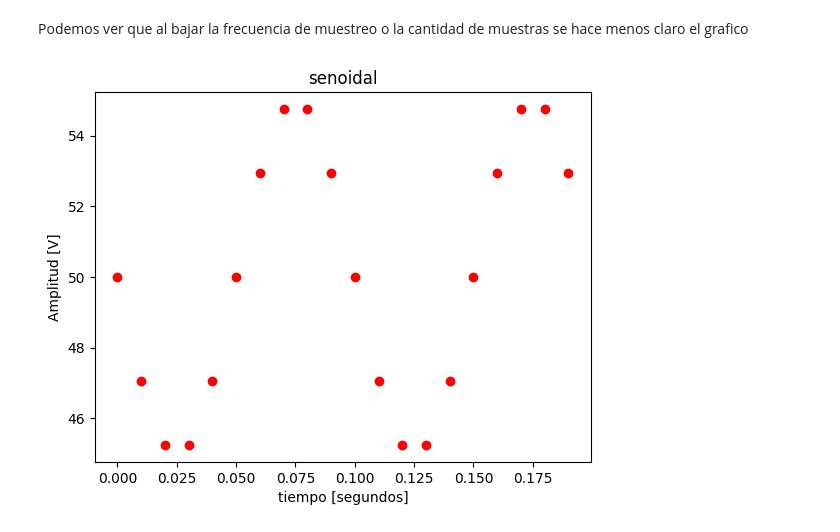
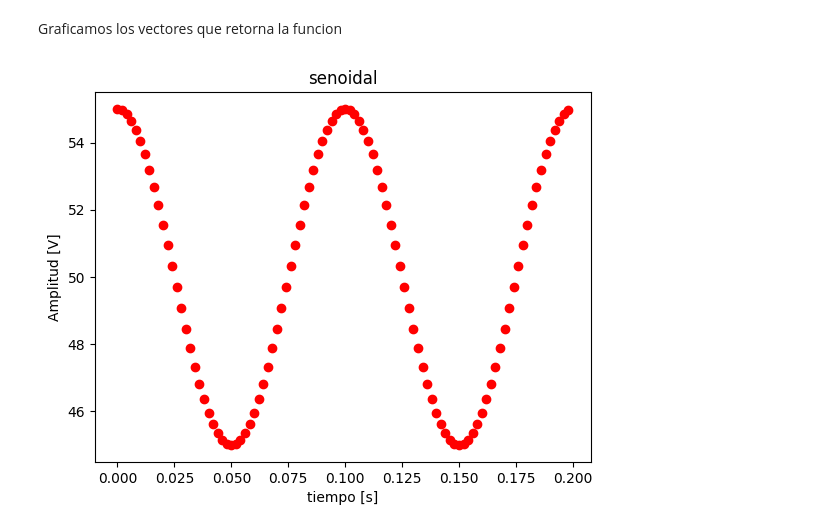
Before and after one commit to ChazaSa/PDS, a Jupyter notebook: Tarea0.ipynb, the cells around one changed output. Saved outputs shown, nothing was run; the diff lists cells and outputs as text; code cells hidden in the pictures.

```diff
--- a/Tarea0.ipynb
+++ b/Tarea0.ipynb
@@ -1,23 +1,14 @@
 # %%
+
 import numpy as np
 
 
 import matplotlib.pyplot as plt
 
 
-def mi_funcion(Vm=0, A=1,frec=10, fase=np.pi/2, N=200, frecADC=250):
+def mi_funcion(Vm, A,frec, fase, N, frecADC):
 
     ts = 1/frecADC
     tt = np.linspace(0,(N-1)*ts, N)
     ff = Vm + A*np.sin(2*np.pi*frec*tt + fase)
-    plt.figure(1)
-    plt.plot(tt, ff, 'ro')
-    plt.title('senoidal')
-    plt.xlabel('tiempo [segundos]')
-    plt.ylabel('Amplitud [V]')
-    plt.show()
-
-
-
-
-mi_funcion(50,5,10,np.pi,100,300)
+    return tt, ff
@@ -26,6 +15,12 @@ mi_funcion(50,5,10,np.pi,100,300)
-# %% [markdown]
-Podemos ver que al bajar la frecuencia de muestreo o la cantidad de muestras se hace menos claro el grafico
+# %% [markdown]
+Graficamos los vectores que retorna la funcion
 # %%
-mi_funcion(50,5,10,np.pi,20,100)
+tt, ff = mi_funcion(Vm=50, A=5,frec=10, fase=np.pi/2, N=100, frecADC=500)
+plt.figure()
+grafico= plt.plot(tt, ff, 'ro')
+plt.title('senoidal')
+plt.xlabel('tiempo [s]')
+plt.ylabel('Amplitud [V]')
+plt.show()
 # %% [output]
-[figure, old version]
+[figure, new version]
```
Also changed, not shown: parts of 7 cells of this notebook, 1 other file.
